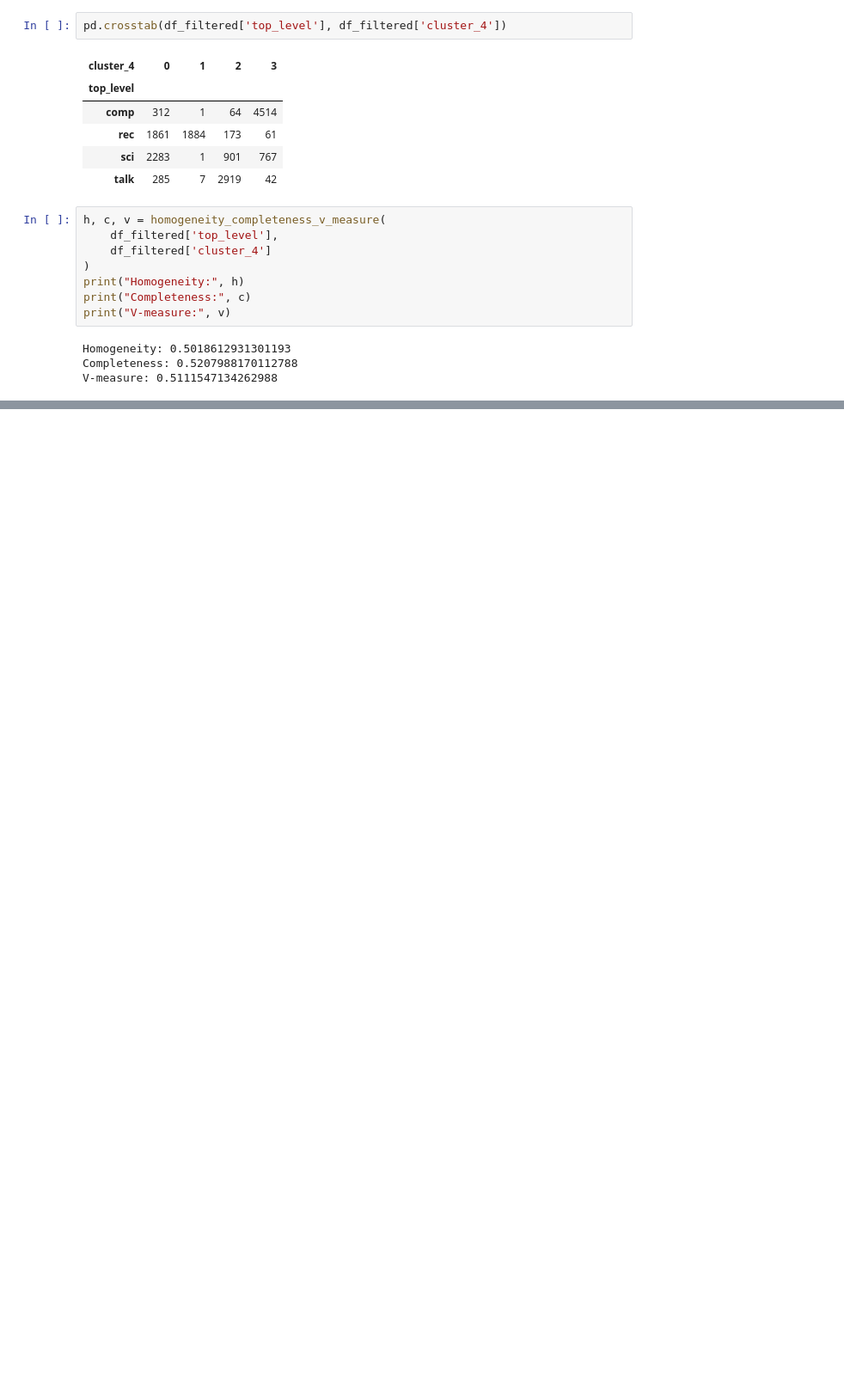
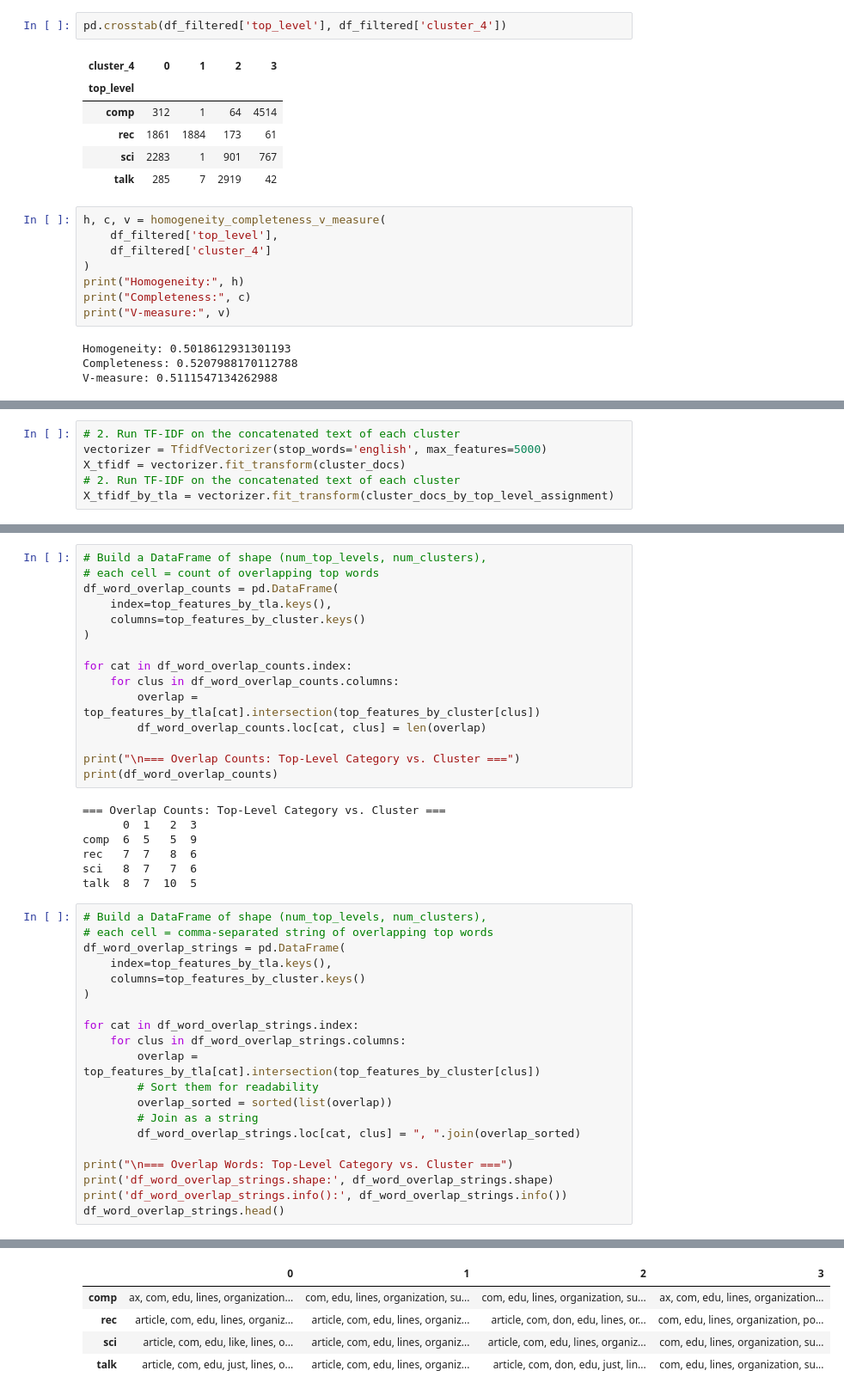
Before and after one commit to BorgPhysics/LMM_Examples, a Jupyter notebook: SentenceTransformersAndFAISS/Newsgroups clustering test.ipynb, the cells around one changed output, grey strips where cells are left out. Shown at 86% size. Saved outputs shown, nothing was run; the diff lists cells and outputs as text; blank space fills up the shorter version.

```diff
--- a/SentenceTransformersAndFAISS/Newsgroups clustering test.ipynb
+++ b/SentenceTransformersAndFAISS/Newsgroups clustering test.ipynb
@@ -257,0 +337,6 @@ V-measure: 0.5111547134262988
+# %%
+# 2. Run TF-IDF on the concatenated text of each cluster
+vectorizer = TfidfVectorizer(stop_words='english', max_features=5000)
+X_tfidf = vectorizer.fit_transform(cluster_docs)
+# 2. Run TF-IDF on the concatenated text of each cluster
+X_tfidf_by_tla = vectorizer.fit_transform(cluster_docs_by_top_level_assignment)
@@ -257,0 +510,43 @@ V-measure: 0.5111547134262988
+# %%
+# Build a DataFrame of shape (num_top_levels, num_clusters),
+# each cell = count of overlapping top words
+df_word_overlap_counts = pd.DataFrame(
+    index=top_features_by_tla.keys(),
+    columns=top_features_by_cluster.keys()
+)
+
+for cat in df_word_overlap_counts.index:
+    for clus in df_word_overlap_counts.columns:
+        overlap = top_features_by_tla[cat].intersection(top_features_by_cluster[clus])
+        df_word_overlap_counts.loc[cat, clus] = len(overlap)
+
+print("\n=== Overlap Counts: Top-Level Category vs. Cluster ===")
+print(df_word_overlap_counts)
+# %% [output]
+=== Overlap Counts: Top-Level Category vs. Cluster ===
+      0  1   2  3
+comp  6  5   5  9
+rec   7  7   8  6
+sci   8  7   7  6
+talk  8  7  10  5
+# %%
+# Build a DataFrame of shape (num_top_levels, num_clusters),
+# each cell = comma-separated string of overlapping top words
+df_word_overlap_strings = pd.DataFrame(
+    index=top_features_by_tla.keys(),
+    columns=top_features_by_cluster.keys()
+)
+
+for cat in df_word_overlap_strings.index:
+    for clus in df_word_overlap_strings.columns:
+        overlap = top_features_by_tla[cat].intersection(top_features_by_cluster[clus])
+        # Sort them for readability
+        overlap_sorted = sorted(list(overlap))
+        # Join as a string
+        df_word_overlap_strings.loc[cat, clus] = ", ".join(overlap_sorted)
+
+print("\n=== Overlap Words: Top-Level Category vs. Cluster ===")
+print('df_word_overlap_strings.shape:', df_word_overlap_strings.shape)
+print('df_word_overlap_strings.info():', df_word_overlap_strings.info())
+df_word_overlap_strings.head()
+# %% [output]
@@ -257,0 +567,5 @@ V-measure: 0.5111547134262988
+|  | 0 | 1 | 2 | 3 |
+| comp | ax, com, edu, lines, organization... | com, edu, lines, organization, su... | com, edu, lines, organization, su... | ax, com, edu, lines, organization... |
+| rec | article, com, edu, lines, organiz... | article, com, edu, lines, organiz... | article, com, don, edu, lines, or... | com, edu, lines, organization, po... |
+| sci | article, com, edu, like, lines, o... | article, com, edu, lines, organiz... | article, com, edu, lines, organiz... | com, edu, lines, organization, su... |
+| talk | article, com, edu, just, lines, o... | article, com, edu, lines, organiz... | article, com, don, edu, just, lin... | com, edu, lines, organization, su... |
```
Also changed, not shown: parts of 12 cells of this notebook.
